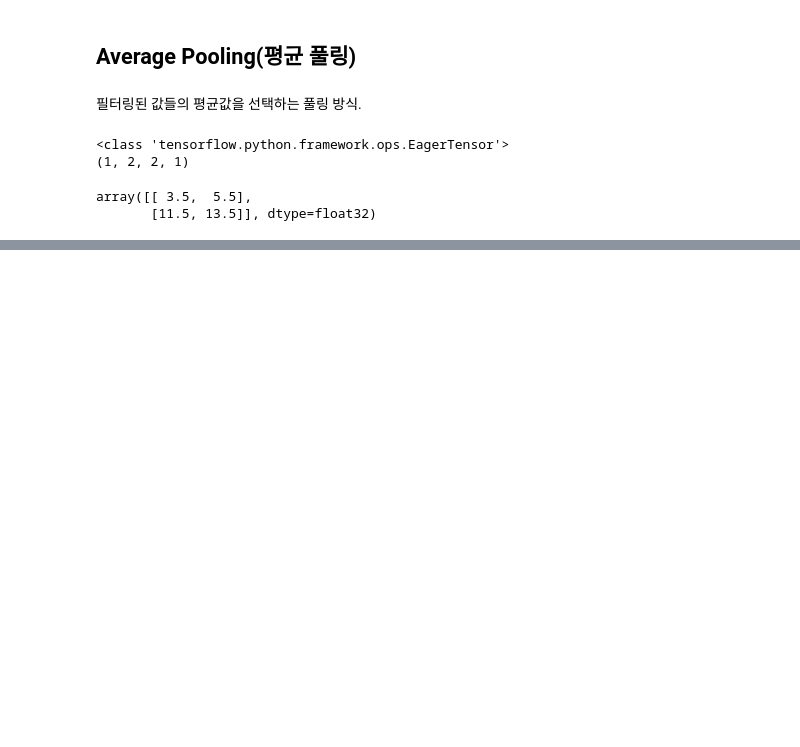
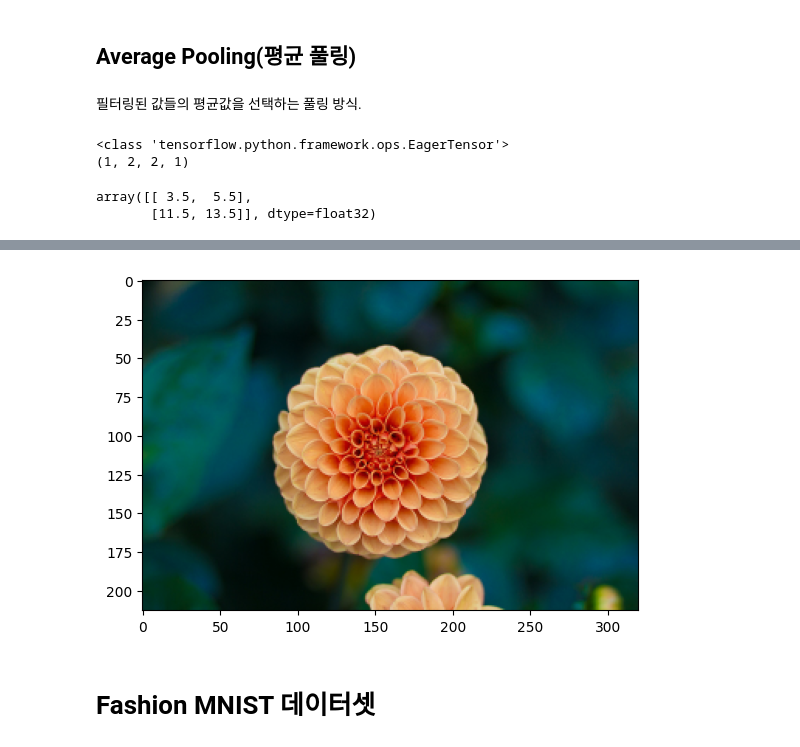
Before and after one commit to JakeOh/202605_BD57, a Jupyter notebook: lab_ml/ml18_cnn.ipynb, the cells around one changed output, grey strips where cells are left out. Cells and saved outputs as stored; diff of their text form; code cells hidden in the pictures; blank space fills up the shorter version.

```diff
--- a/lab_ml/ml18_cnn.ipynb
+++ b/lab_ml/ml18_cnn.ipynb
@@ -293,0 +329,8 @@ array([[ 3.5,  5.5],
+# %%
+img = result.numpy().reshape((213, 320, 3))
+plt.imshow(img)
+plt.show()
+# %% [output]
+[figure, added]
+# %% [markdown]
+# Fashion MNIST 데이터셋
```
Also changed, not shown: parts of 15 cells of this notebook.
